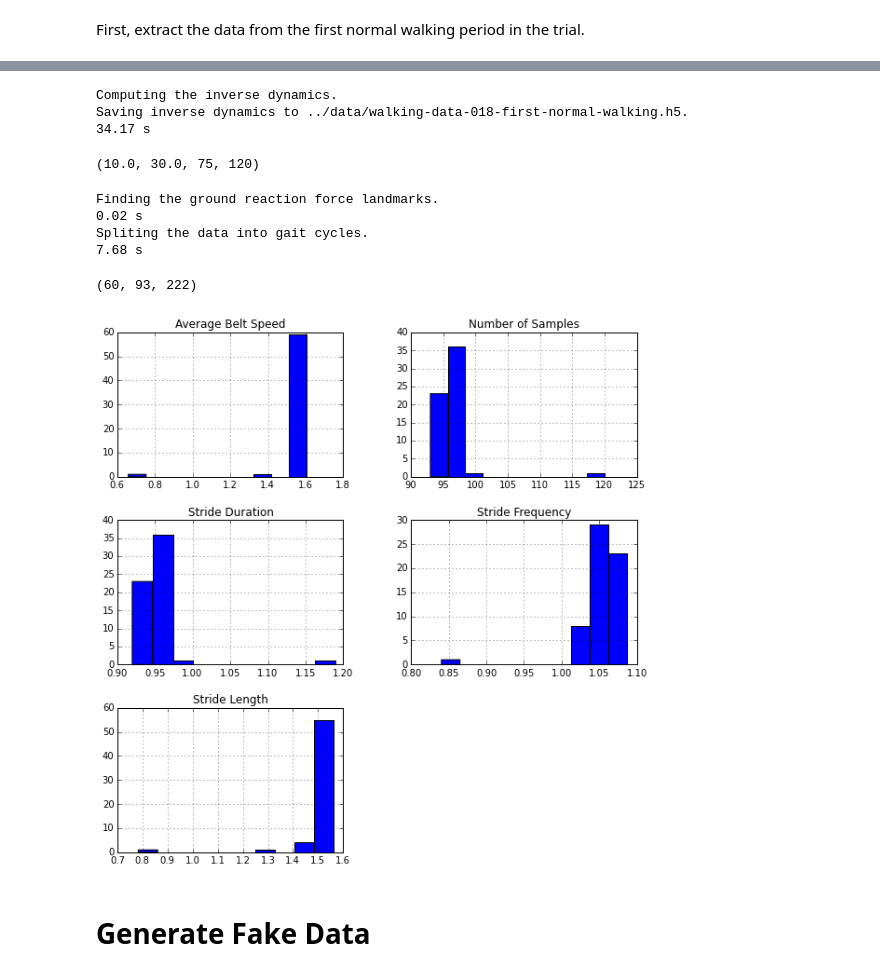
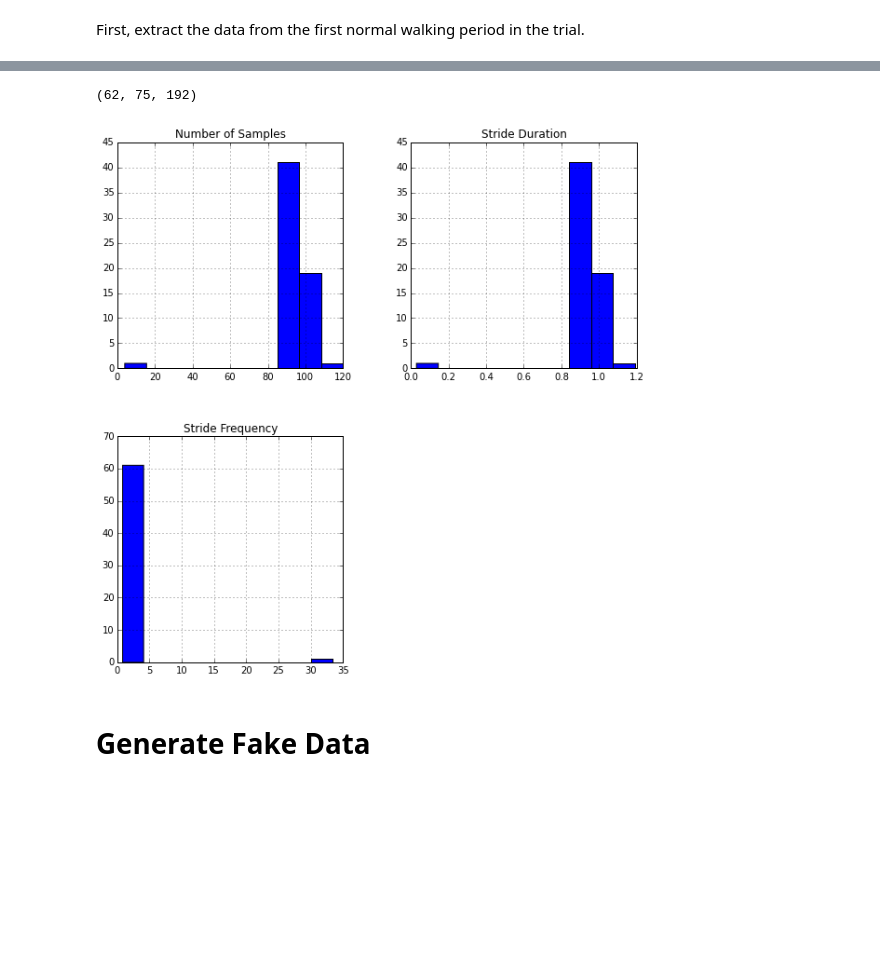
Before and after one commit to csu-hmc/gait-control-direct-id-paper, a Jupyter notebook: notebooks/marker_error_propogation.ipynb, the cells around one changed output, grey strips where cells are left out. Saved outputs shown, nothing was run; the diff lists cells and outputs as text; code cells hidden in the pictures; blank space fills up the shorter version.

```diff
--- a/notebooks/marker_error_propogation.ipynb
+++ b/notebooks/marker_error_propogation.ipynb
@@ -44,0 +38,2 @@ Temporary data directory is set to ../data
+# %%
+trial = utils.Trial(trial_number)
@@ -56,38 +51,18 @@ Saving cleaned data: ../data/cleaned-data-018-first-normal-walking.h5
-# %%
-walking_data, walking_data_path = \
-    utils.write_inverse_dynamics_to_disk(walking_event_data_frame,
-                                         meta_data,
-                                         walking_event_data_path)
-# %% [output]
-Computing the inverse dynamics.
-Saving inverse dynamics to ../data/walking-data-018-first-normal-walking.h5.
-34.17 s
-# %%
-params = settings[trial_number]
-params
-# %% [output]
-(10.0, 30.0, 75, 120)
-# %%
-steps, walking_data = utils.section_into_gait_cycles(walking_data, walking_data_path,
-                                                     filter_frequency=params[0],
-                                                     threshold=params[1],
-                                                     num_samples_lower_bound=params[2],
-                                                     num_samples_upper_bound=params[3],
-                                                     num_samples=None)
-# %% [output]
-Finding the ground reaction force landmarks.
-0.02 s
-Spliting the data into gait cycles.
-7.68 s
+# %%
+gait_data = GaitData(trial.event_data_frames['First Normal Walking'])
+gait_data.grf_landmarks('FP2.ForY', 'FP1.ForY',
+                        filter_frequency=trial.grf_filter_frequency,
+                        threshold=trial.grf_threshold)
+cycles = gait_data.split_at('right', num_samples=trial.num_samples_lower_bound)
 # %%
-steps.shape
+cycles.shape
 # %% [output]
-(60, 93, 222)
+(62, 75, 192)
 # %%
 figsize(10, 10)
-axes = walking_data.gait_cycle_stats.hist()
+axes = gait_data.gait_cycle_stats.hist()
 # %% [output]
-[figure, old version]
+[figure, new version]
 # %% [markdown]
 # Generate Fake Data
 # %% [markdown]
```
Also changed, not shown: parts of 30 cells of this notebook, 10 other files.
